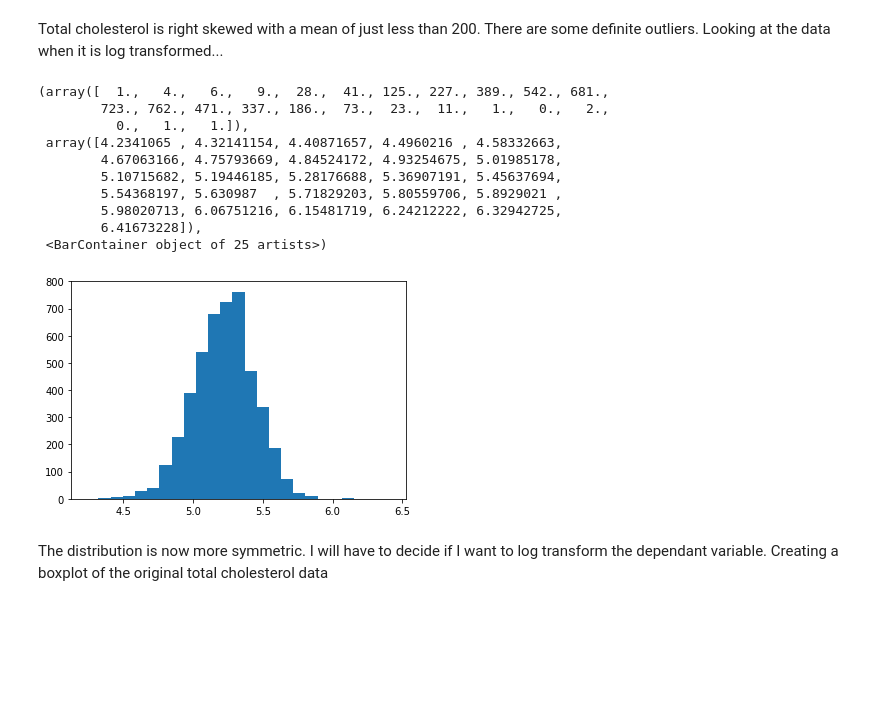
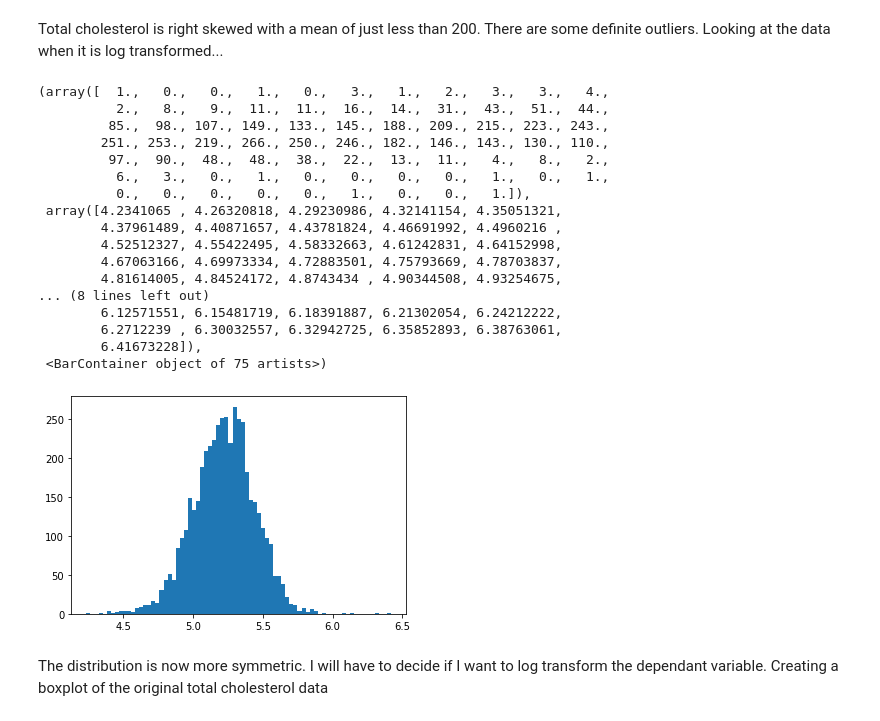
Before and after one commit to mathisme/ThinkfulDSFinalCapstone, a Jupyter notebook: notebooks/EDA.ipynb, the cells around one changed output. Saved outputs shown, nothing was run; the diff lists cells and outputs as text; code cells hidden in the pictures; blank space fills up the shorter version.

```diff
--- a/notebooks/EDA.ipynb
+++ b/notebooks/EDA.ipynb
@@ -53,19 +65,26 @@ df.LBXTC.hist(bins=25)
 # %% [markdown]
 Total cholesterol is right skewed with a mean of just less than 200.  There are some definite outliers.  Looking at the data when it is log transformed...
 # %%
-plt.hist(np.log(df.LBXTC),bins=25)
+plt.hist(np.log(df.LBXTC),bins=75)
 # %% [output]
-(array([  1.,   4.,   6.,   9.,  28.,  41., 125., 227., 389., 542., 681.,
-        723., 762., 471., 337., 186.,  73.,  23.,  11.,   1.,   0.,   2.,
-          0.,   1.,   1.]),
- array([4.2341065 , 4.32141154, 4.40871657, 4.4960216 , 4.58332663,
-        4.67063166, 4.75793669, 4.84524172, 4.93254675, 5.01985178,
-        5.10715682, 5.19446185, 5.28176688, 5.36907191, 5.45637694,
-        5.54368197, 5.630987  , 5.71829203, 5.80559706, 5.8929021 ,
-        5.98020713, 6.06751216, 6.15481719, 6.24212222, 6.32942725,
+(array([  1.,   0.,   0.,   1.,   0.,   3.,   1.,   2.,   3.,   3.,   4.,
+          2.,   8.,   9.,  11.,  11.,  16.,  14.,  31.,  43.,  51.,  44.,
+         85.,  98., 107., 149., 133., 145., 188., 209., 215., 223., 243.,
+        251., 253., 219., 266., 250., 246., 182., 146., 143., 130., 110.,
+         97.,  90.,  48.,  48.,  38.,  22.,  13.,  11.,   4.,   8.,   2.,
+          6.,   3.,   0.,   1.,   0.,   0.,   0.,   0.,   1.,   0.,   1.,
+          0.,   0.,   0.,   0.,   0.,   1.,   0.,   0.,   1.]),
+ array([4.2341065 , 4.26320818, 4.29230986, 4.32141154, 4.35051321,
+        4.37961489, 4.40871657, 4.43781824, 4.46691992, 4.4960216 ,
+        4.52512327, 4.55422495, 4.58332663, 4.61242831, 4.64152998,
+        4.67063166, 4.69973334, 4.72883501, 4.75793669, 4.78703837,
+        4.81614005, 4.84524172, 4.8743434 , 4.90344508, 4.93254675,
+... (8 lines left out)
+        6.12571551, 6.15481719, 6.18391887, 6.21302054, 6.24212222,
+        6.2712239 , 6.30032557, 6.32942725, 6.35852893, 6.38763061,
         6.41673228]),
- <BarContainer object of 25 artists>)
+ <BarContainer object of 75 artists>)
-[figure, old version]
+[figure, new version]
 # %% [markdown]
 The distribution is now more symmetric.  I will have to decide if I want to log transform the dependant variable.  Creating a boxplot of the original total cholesterol data
 # %%
```
Also changed, not shown: parts of 4 cells of this notebook, 3 other files.
